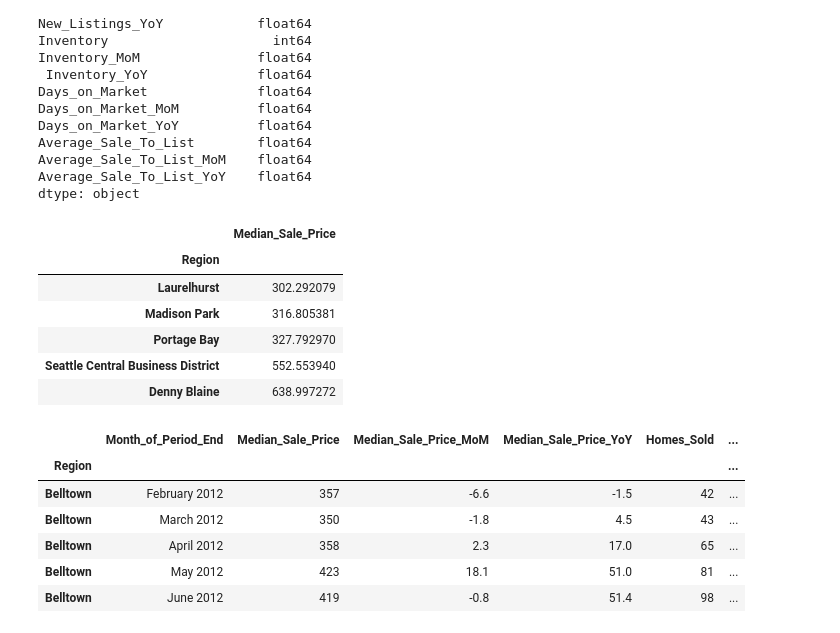
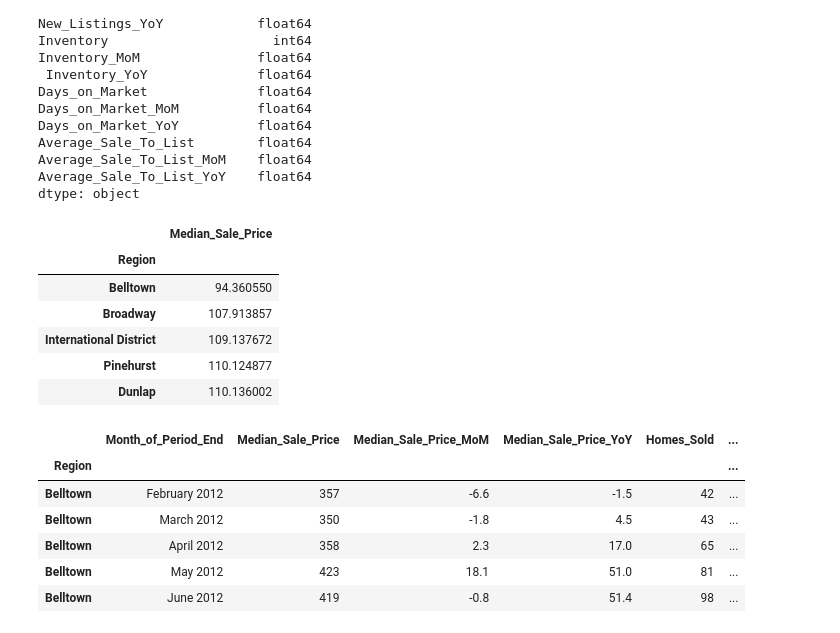
Before and after one commit to CapraRoyale/property-predictions, a Jupyter notebook: neighborhoods.ipynb, the cells around one changed output. Saved outputs shown, nothing was run; the diff lists cells and outputs as text; code cells hidden in the pictures.

```diff
--- a/neighborhoods.ipynb
+++ b/neighborhoods.ipynb
@@ -158,19 +158,19 @@ dtype: object
 # %%
 std_df = pd.DataFrame(neighborhood_df["Median_Sale_Price"])
 
 std_df = std_df.groupby('Region').std()
 
 std_df.sort_values(by=['Median_Sale_Price'], inplace = True)
 
-std_df.tail()
+std_df.head()
 # %% [output]
 |  | Median_Sale_Price |
 | Region |  |
-| Laurelhurst | 302.292079 |
-| Madison Park | 316.805381 |
-| Portage Bay | 327.792970 |
-| Seattle Central Business District | 552.553940 |
-| Denny Blaine | 638.997272 |
+| Belltown | 94.360550 |
+| Broadway | 107.913857 |
+| International District | 109.137672 |
+| Pinehurst | 110.124877 |
+| Dunlap | 110.136002 |
 # %%
 belltown_df = neighborhood_df.loc[neighborhood_df.index == " Belltown"]
 #belltown_df = neighborhood_df.get_group(" Belltown")
```
Also changed, not shown: parts of 179 cells of this notebook.
